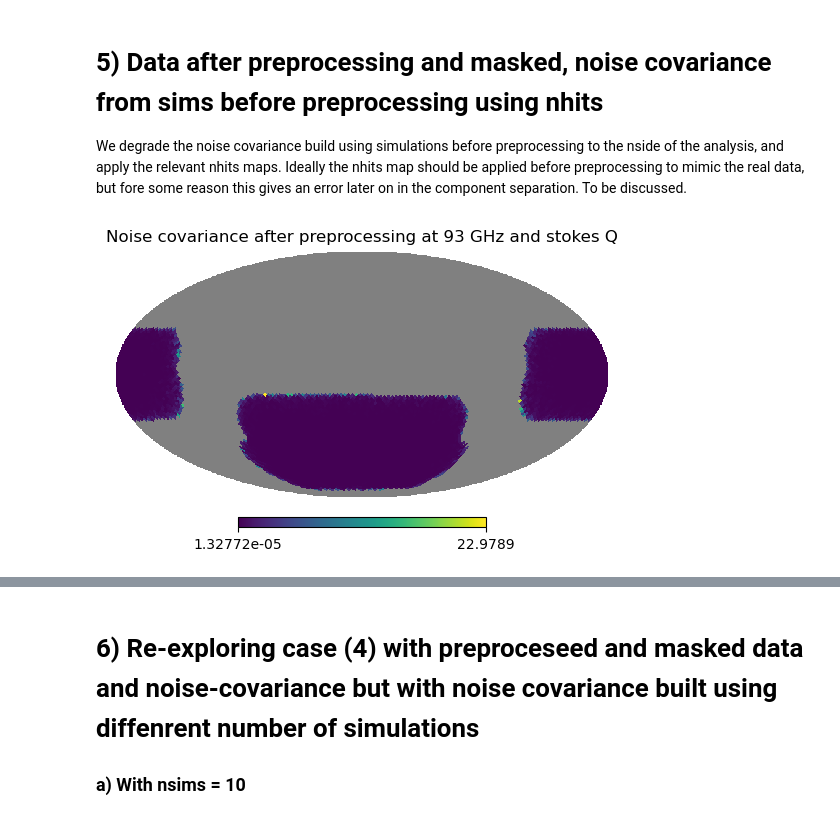
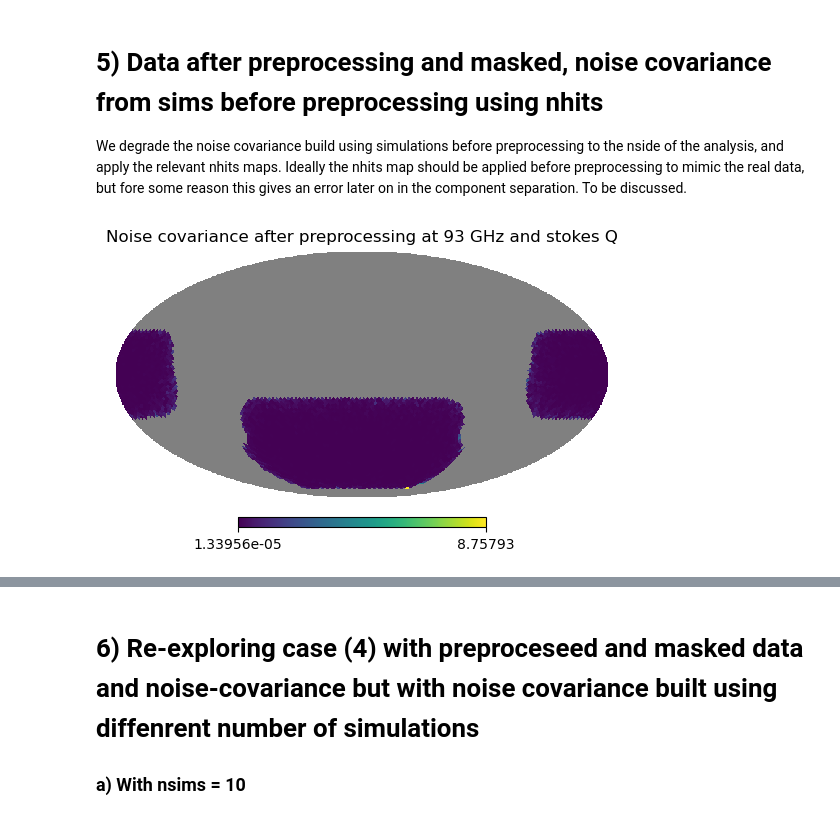
Before and after one commit to CMBSciPol/Megatop, a Jupyter notebook: noise_cov_testing.ipynb, the cells around one changed output, grey strips where cells are left out. Saved outputs shown, nothing was run; the diff lists cells and outputs as text; code cells hidden in the pictures.

```diff
--- a/noise_cov_testing.ipynb
+++ b/noise_cov_testing.ipynb
@@ -231,8 +206,8 @@ This time a mask and nhits map has been repectively applied to the data and the
 #  For this test the simulated data and outputs are stored in /pscratch/sd/j/jost/SO_MEGATOP/100SimsNside64to32WithNhits
 # Let's set up the meta_sims and meta objects.
 args_nhits = classmethod(None)
-args_nhits.sims = '/pscratch/sd/j/jost/SO_MEGATOP/100SimsNside64to32WithNhits/OnTheFlySims/config.yaml'
-args_nhits.globals = '/pscratch/sd/j/jost/SO_MEGATOP/100SimsNside64to32WithNhits/outputs/config.yaml'
+args_nhits.sims = '/pscratch/sd/j/jost/SO_MEGATOP/100SimsNside64to32WithNhitsCorrected/OnTheFlySims/config.yaml'
+args_nhits.globals = '/pscratch/sd/j/jost/SO_MEGATOP/100SimsNside64to32WithNhitsCorrected/outputs/config.yaml'
 
 meta_nhits_sims = BBmeta(args_nhits.sims)
 meta_nhits = BBmeta(args_nhits.globals)
@@ -434,25 +383,25 @@ We degrade the noise covariance build using simulations before preprocessing to
 # %%
 noise_cov_full_sky_beforepreproc = np.load(os.path.join(meta.covmat_directory, 'pixel_noise_cov.npy' ))
 
-apply_nhits_before_udgrade = False # Doing it before yields an error in the component separation, I don't know why, the resulting noise covariance doesn't seem to have any ill defined values (e.g. 0, inf, nan, None...)
+apply_nhits_before_udgrade = True # Doing it before yields an error in the component separation, I don't know why, the resulting noise covariance doesn't seem to have any ill defined values (e.g. 0, inf, nan, None...)
                                    # Applying it before would make more sense in my opinion though...
 if apply_nhits_before_udgrade:
     nhits_map = meta_nhits_sims.read_hitmap()
     nhits_map_rescaled = nhits_map / max(nhits_map)
     noise_cov_full_sky_beforepreproc_degraded = np.array([hp.ud_grade(noise_cov_freq / nhits_map_rescaled, nside_out=meta_nhits.nside) for noise_cov_freq in noise_cov_full_sky_beforepreproc])
 else:
     noise_cov_full_sky_beforepreproc_degraded = np.array([hp.ud_grade(noise_cov_freq , nside_out=meta_nhits.nside) for noise_cov_freq in noise_cov_full_sky_beforepreproc])
 
     nhits_map = meta_nhits.read_hitmap()
     nhits_map_rescaled = nhits_map / max(nhits_map)
     noise_cov_full_sky_beforepreproc_degraded /= nhits_map_rescaled
 
 noise_cov_full_sky_beforepreproc_degraded[..., np.where(binary_mask == 0)[0]] = hp.UNSEEN
 
 hp.mollview(noise_cov_full_sky_beforepreproc_degraded[freq_index, stokes_index, :], title='Noise covariance after preprocessing at '+str(meta.frequencies[freq_index])+' GHz and stokes Q', hold=True)
 plt.show()
 # %% [output]
-[figure, old version]
+[figure, new version]
 # %%
 
 time_comp_sep = time.time()
```
Also changed, not shown: parts of 30 cells of this notebook.
